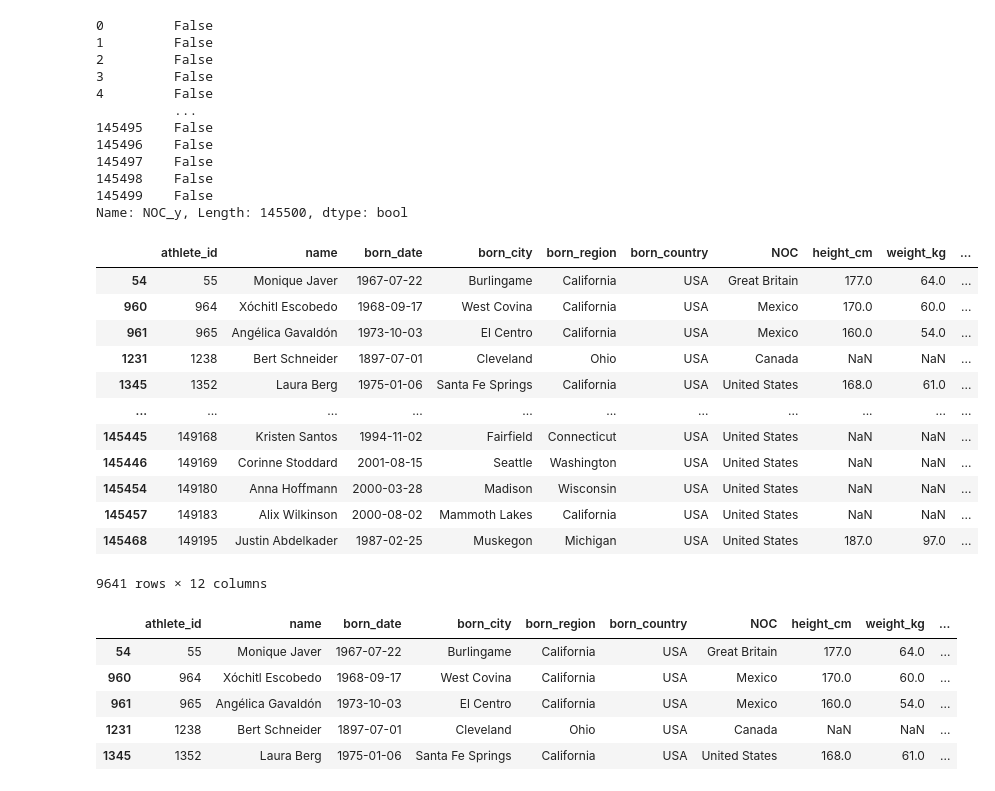
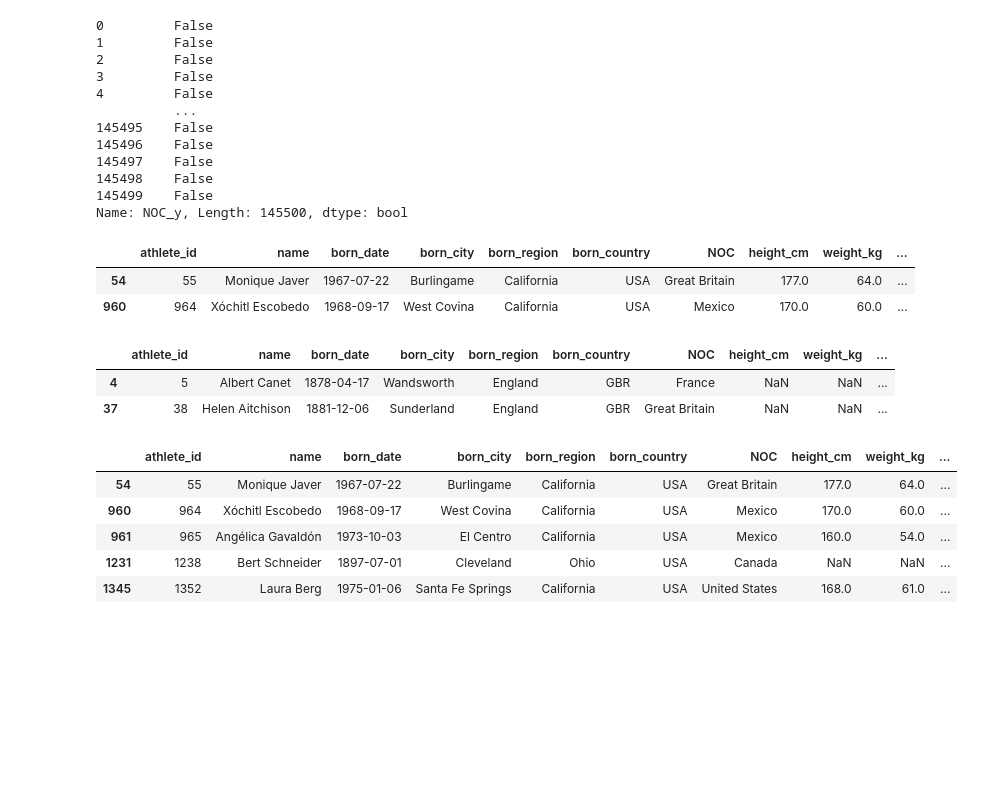
Before and after one commit to qslia/pandasNotes, a Jupyter notebook: practice/Lab 7 Tutorial.ipynb, the cells around one changed output. Cells and saved outputs as stored; diff of their text form; code cells hidden in the pictures; blank space fills up the shorter version.

```diff
--- a/practice/Lab 7 Tutorial.ipynb
+++ b/practice/Lab 7 Tutorial.ipynb
@@ -928,5 +796,5 @@ lambda x: x * 2
 # %%
-bios['height_category'] = bios['height_cm'].apply(lambda x: 'Short' if x < 165 else ('Average' if x < 185 else 'Tall'))
+# bios['height_category'] = bios['height_cm'].apply(lambda x: 'Short' if x < 165 else ('Average' if x < 185 else 'Tall'))
 # %%
 bios[:5]
 # %% [output]
@@ -1059,21 +926,17 @@ bios_new.rename(columns={'region': 'born_country_full'}, inplace=True)
 usa = bios[bios['born_country'] == 'USA'].copy()
 gbr = bios[bios['born_country'] == 'GBR'].copy()
 # %%
-usa
+usa.head(2)
 # %% [output]
 |  | athlete_id | name | born_date | born_city | born_region | born_country | NOC | height_cm | weight_kg | ... |
 | 54 | 55 | Monique Javer | 1967-07-22 | Burlingame | California | USA | Great Britain | 177.0 | 64.0 | ... |
 | 960 | 964 | Xóchitl Escobedo | 1968-09-17 | West Covina | California | USA | Mexico | 170.0 | 60.0 | ... |
-| 961 | 965 | Angélica Gavaldón | 1973-10-03 | El Centro | California | USA | Mexico | 160.0 | 54.0 | ... |
-| 1231 | 1238 | Bert Schneider | 1897-07-01 | Cleveland | Ohio | USA | Canada | NaN | NaN | ... |
-| 1345 | 1352 | Laura Berg | 1975-01-06 | Santa Fe Springs | California | USA | United States | 168.0 | 61.0 | ... |
-| ... | ... | ... | ... | ... | ... | ... | ... | ... | ... | ... |
-| 145445 | 149168 | Kristen Santos | 1994-11-02 | Fairfield | Connecticut | USA | United States | NaN | NaN | ... |
-| 145446 | 149169 | Corinne Stoddard | 2001-08-15 | Seattle | Washington | USA | United States | NaN | NaN | ... |
-| 145454 | 149180 | Anna Hoffmann | 2000-03-28 | Madison | Wisconsin | USA | United States | NaN | NaN | ... |
-| 145457 | 149183 | Alix Wilkinson | 2000-08-02 | Mammoth Lakes | California | USA | United States | NaN | NaN | ... |
-| 145468 | 149195 | Justin Abdelkader | 1987-02-25 | Muskegon | Michigan | USA | United States | 187.0 | 97.0 | ... |
-9641 rows × 12 columns
+# %%
+gbr.head(2)
+# %% [output]
+|  | athlete_id | name | born_date | born_city | born_region | born_country | NOC | height_cm | weight_kg | ... |
+| 4 | 5 | Albert Canet | 1878-04-17 | Wandsworth | England | GBR | France | NaN | NaN | ... |
+| 37 | 38 | Helen Aitchison | 1881-12-06 | Sunderland | England | GBR | Great Britain | NaN | NaN | ... |
 # %%
 new_df = pd.concat([usa, gbr])
 # %%
```
Also changed, not shown: parts of 70 cells of this notebook.
